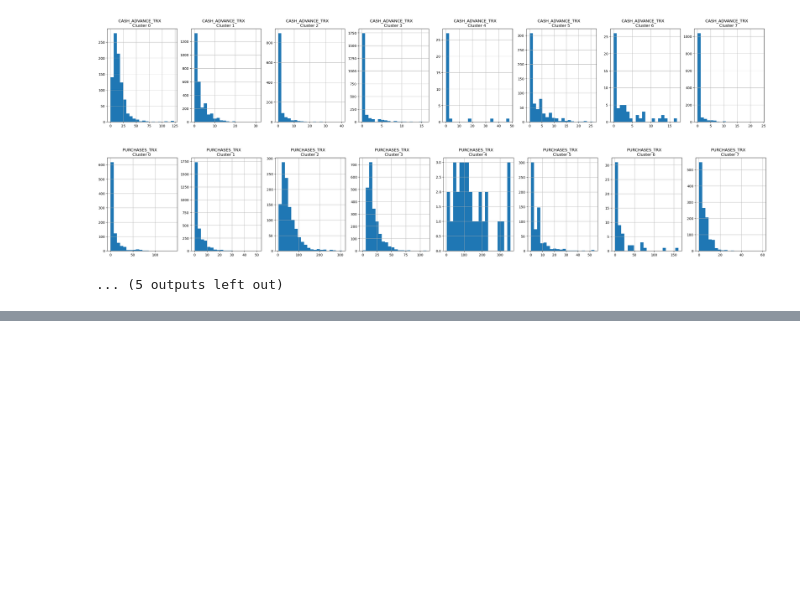
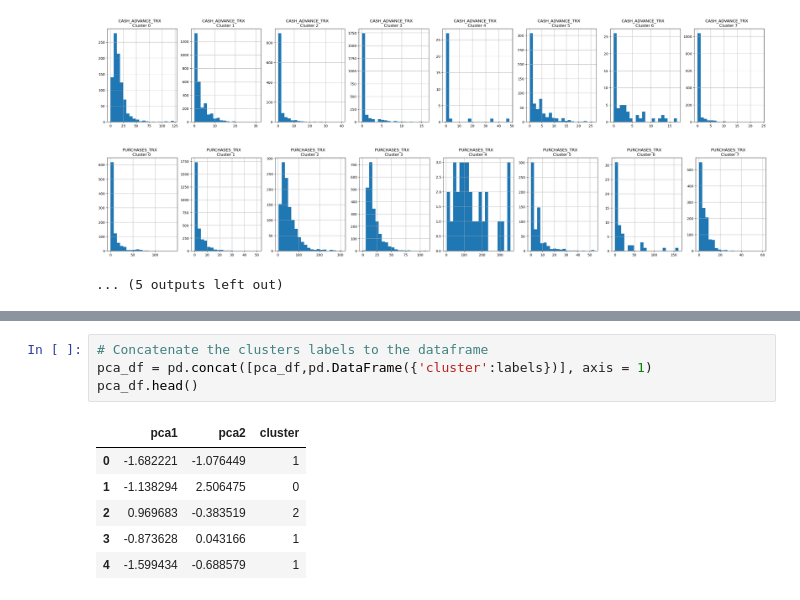
Before and after one commit to hanaprivia/Sales_Campaign, a Jupyter notebook: Marketing_DataScience.ipynb, the cells around one changed output, grey strips where cells are left out. Saved outputs shown, nothing was run; the diff lists cells and outputs as text; blank space fills up the shorter version.

```diff
--- a/Marketing_DataScience.ipynb
+++ b/Marketing_DataScience.ipynb
@@ -356,0 +387,11 @@ for i in creditcard_df.columns:
+# %%
+# Concatenate the clusters labels to the dataframe
+pca_df = pd.concat([pca_df,pd.DataFrame({'cluster':labels})], axis = 1)
+pca_df.head()
+# %% [output]
+|  | pca1 | pca2 | cluster |
+| 0 | -1.682221 | -1.076449 | 1 |
+| 1 | -1.138294 | 2.506475 | 0 |
+| 2 | 0.969683 | -0.383519 | 2 |
+| 3 | -0.873628 | 0.043166 | 1 |
+| 4 | -1.599434 | -0.688579 | 1 |
```
Also changed, not shown: parts of 5 cells of this notebook.
